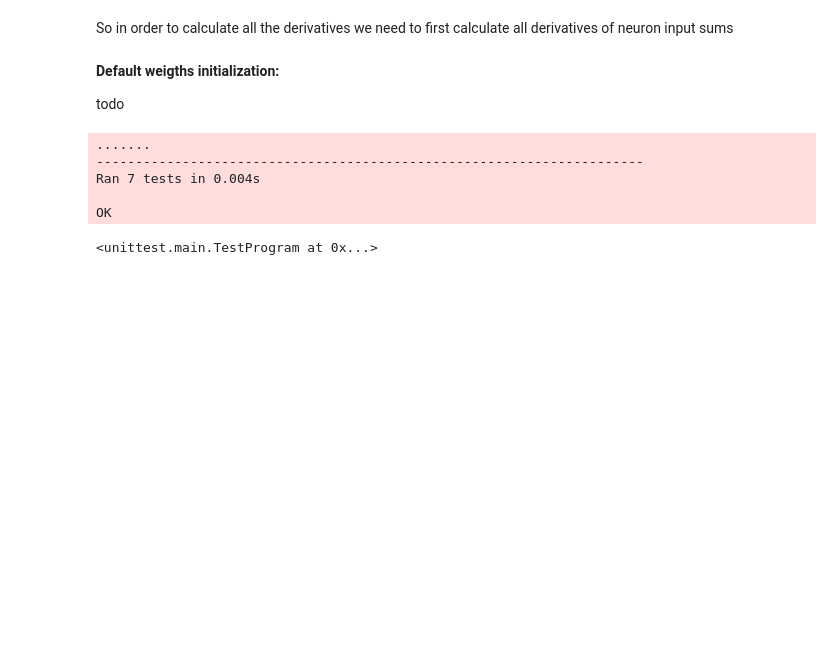
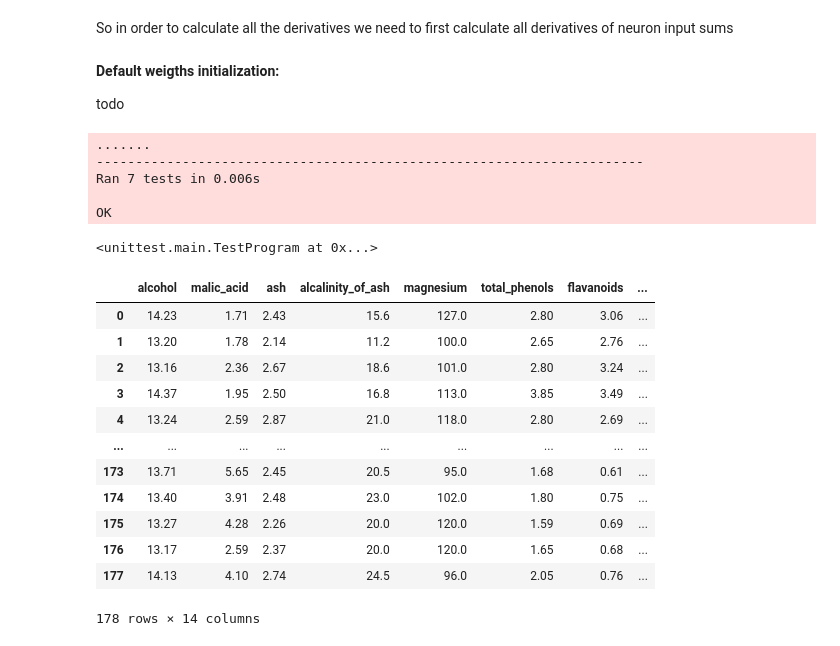
Before and after one commit to janekfilipecki/core-machine-learning, a Jupyter notebook: cw_5.ipynb, the cells around one changed output. Drawn from its saved outputs; the diff is of its cells as text; code cells hidden in the pictures; blank space fills up the shorter version.

```diff
--- a/cw_5.ipynb
+++ b/cw_5.ipynb
@@ -230,43 +269,50 @@ class MLP():
 class TestMLP(unittest.TestCase):
 
     def test_init_1_neuron(self):
-        mlp = MLP([1], [], [], 1)
+        mlp = MLP([1], 1)
         self.assertEqual(len(mlp._layers), 1)
         self.assertEqual(mlp._layers[0].shape, (1, 2))
 
     def test_init_multi_neuron(self):
-        mlp = MLP([5, 3, 11], [], [], 15)
+        mlp = MLP([5, 3, 11], 15)
         self.assertEqual(len(mlp._layers), 3)
         self.assertEqual(mlp._layers[0].shape, (5, 16))
         self.assertEqual(mlp._layers[1].shape, (3, 6))
         self.assertEqual(mlp._layers[2].shape, (11, 4))
 
     def test_1_feature_feed_forward_1_neuron(self):
-        mlp = MLP([1], [lambda x: x], [], 1)
+        mlp = MLP([1], 1)
+        mlp._activations = [lambda x: x]
         mlp._layers[0] = np.array([[3, 2]])
         self.assertEqual(mlp.propagate([3]), [11.])
 
     def test_multi_features_feed_forward_mutli_neuron(self):
-        mlp = MLP([2, 3, 2], [lambda x: x, lambda x: 2*x, lambda x: x], [], 2)
+        mlp = MLP([2, 3, 2], 2)
+        mlp._activations = [lambda x: x, lambda x: 2*x, lambda x: x]
         mlp.initialize_weights('ones')
         self.assertEqual(mlp.propagate([2,  3]), [79., 79.])
 
     def test_initialize_weigths_default(self):
-        mlp = MLP([2, 3, 2], [lambda x: x, lambda x: 2*x, lambda x: x], [], 2)
+        mlp = MLP([2, 3, 2], 2)
+        mlp._activations = [lambda x: x, lambda x: 2*x, lambda x: x]
         mlp.initialize_weights(strategy='default')
         for layer in mlp._layers[:-1]:
             self.assertTrue(((layer > -1) & (layer < 1)).all())
         self.assertTrue((mlp._layers[-1] == 0).all())
 
     def test_single_predict(self):
-        mlp = MLP([2, 3, 2], [lambda x: x, lambda x: 2*x, lambda x: x], [lambda x: 1, lambda x: 2, lambda x: 1], 2)
+        mlp = MLP([2, 3, 2], 2)
+        mlp._activations =[lambda x: x, lambda x: 2*x, lambda x: x]
+        mlp._derivatives = [lambda x: 1, lambda x: 2, lambda x: 1]
         mlp.initialize_weights('ones')
         self.assertEqual(mlp.propagate([2,  3]), [79, 79])
 
     def test_backprop(self):
-        mlp = MLP([2, 3, 1], [lambda x: x**2, lambda x: x**2, lambda x: x], [lambda x: 2*x, lambda x: 2*x, lambda x: 1], 1)
+        mlp = MLP([2, 3, 1], 1)
+        mlp._activations = [lambda x: x**2, lambda x: x**2, lambda x: x]
+        mlp._derivatives = [lambda x: 2*x, lambda x: 2*x, lambda x: 1]
         mlp.initialize_weights('ones')
-        gradient = mlp.backprop([3], [3000], lambda t, v: 2*(t - v))
+        gradient = mlp.backprop([3], [3000], lambda v, t: 2*(v - t))
         true_gradient = np.array([np.array([[2547072.,  849024.],
                                    [2547072.,  849024.]]),
                          np.array([[566016., 566016.,  35376.],
@@ -279,7 +325,7 @@ unittest.main(argv=[''],  exit=False)
 # %% [output]
 .......
 ----------------------------------------------------------------------
-Ran 7 tests in 0.004s
+Ran 7 tests in 0.006s
 
 OK
 <unittest.main.TestProgram at 0x...>
@@ -291,0 +346,18 @@ test = x_test.to_frame().join(y_test.to_frame())
+# %%
+features, target = load_wine(return_X_y=True, as_frame=True)
+data = features.join(target)
+data
+# %% [output]
+|  | alcohol | malic_acid | ash | alcalinity_of_ash | magnesium | total_phenols | flavanoids | ... |
+| 0 | 14.23 | 1.71 | 2.43 | 15.6 | 127.0 | 2.80 | 3.06 | ... |
+| 1 | 13.20 | 1.78 | 2.14 | 11.2 | 100.0 | 2.65 | 2.76 | ... |
+| 2 | 13.16 | 2.36 | 2.67 | 18.6 | 101.0 | 2.80 | 3.24 | ... |
+| 3 | 14.37 | 1.95 | 2.50 | 16.8 | 113.0 | 3.85 | 3.49 | ... |
+| 4 | 13.24 | 2.59 | 2.87 | 21.0 | 118.0 | 2.80 | 2.69 | ... |
+| ... | ... | ... | ... | ... | ... | ... | ... | ... |
+| 173 | 13.71 | 5.65 | 2.45 | 20.5 | 95.0 | 1.68 | 0.61 | ... |
+| 174 | 13.40 | 3.91 | 2.48 | 23.0 | 102.0 | 1.80 | 0.75 | ... |
+| 175 | 13.27 | 4.28 | 2.26 | 20.0 | 120.0 | 1.59 | 0.69 | ... |
+| 176 | 13.17 | 2.59 | 2.37 | 20.0 | 120.0 | 1.65 | 0.68 | ... |
+| 177 | 14.13 | 4.10 | 2.74 | 24.5 | 96.0 | 2.05 | 0.76 | ... |
+178 rows × 14 columns
```
Also changed, not shown: parts of 6 cells of this notebook.
